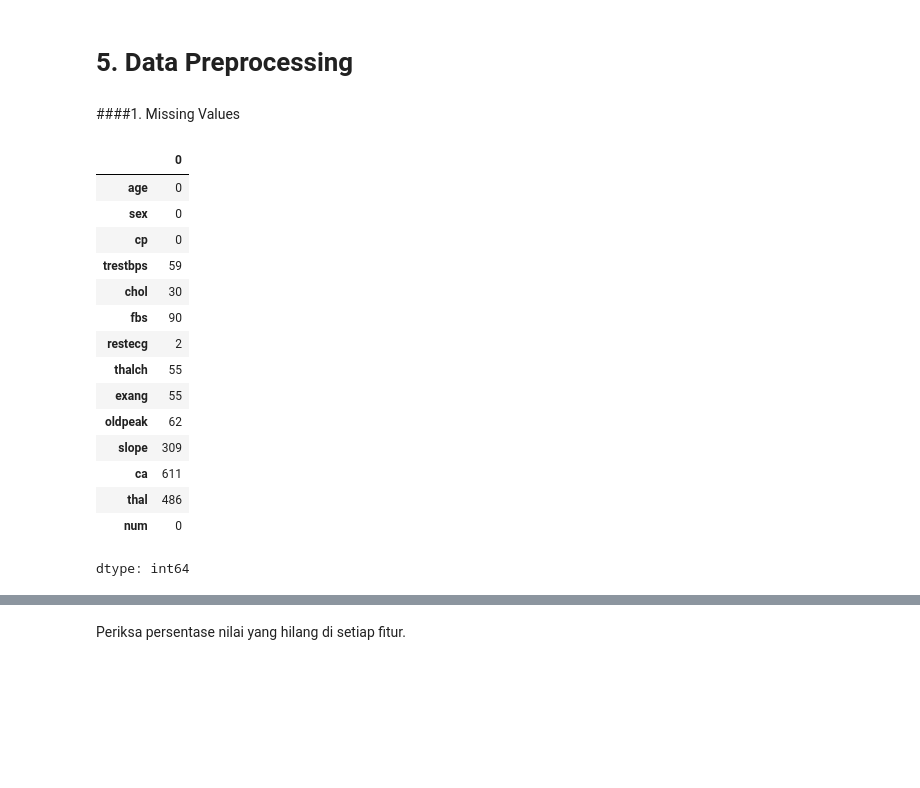
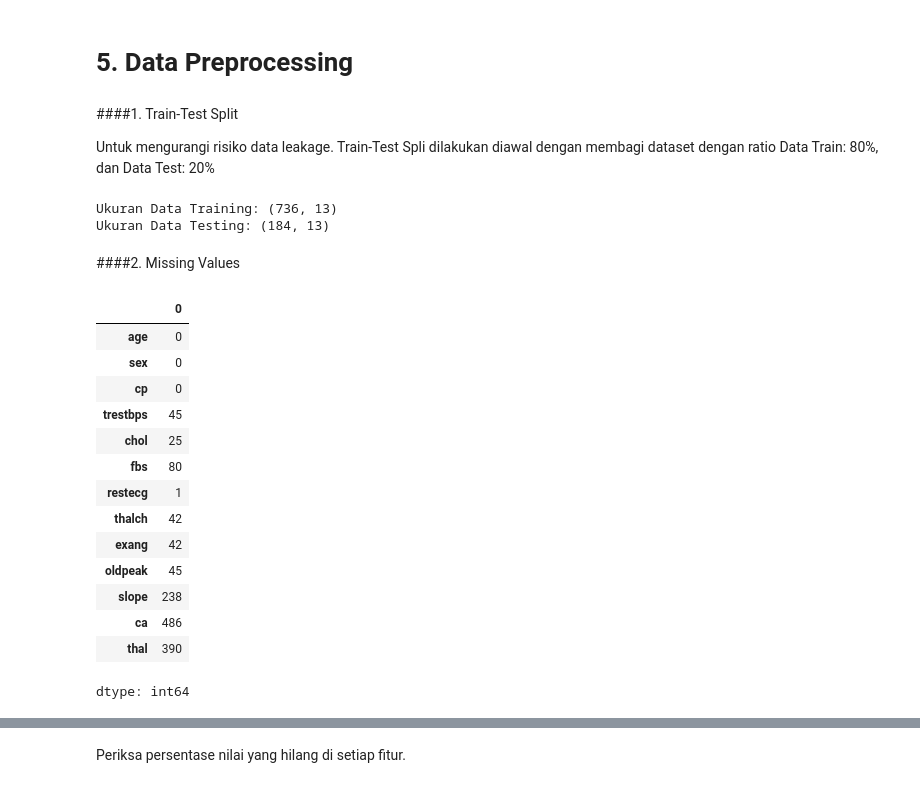
Before and after one commit to Rizki-Kidut/Eksperimen_SML_Rizki-Hidayat, a Jupyter notebook: Pre-processing/Eksperimen_SML_Rizki_Hidayat.ipynb, the cells around one changed output, grey strips where cells are left out. Drawn from its saved outputs; the diff is of its cells as text; code cells hidden in the pictures; blank space fills up the shorter version.

```diff
--- a/Pre-processing/Eksperimen_SML_Rizki_Hidayat.ipynb
+++ b/Pre-processing/Eksperimen_SML_Rizki_Hidayat.ipynb
@@ -531,24 +526,45 @@ p-value for slope: 6.10061701015126e-19
 8. **Thalassemia (Thal):** Sebagian besar pasien dengan reversible defect memiliki penyakit jantung, sementara pasien dengan thal normal tidak memiliki penyakit jantung.
 # %% [markdown]
 # **5. Data Preprocessing**
+# %% [markdown]
+####1. Train-Test Split
+
+Untuk mengurangi risiko data leakage. Train-Test Spli dilakukan diawal dengan membagi dataset dengan ratio Data Train: 80%, dan Data Test: 20%
+# %%
+target_col = 'num'
+numeric_cols = ['age', 'trestbps', 'chol', 'thalch', 'oldpeak', 'ca']
+categorical_cols = ['sex', 'cp', 'fbs', 'restecg', 'exang', 'slope', 'thal']
+# %%
+X = heart_data.drop(columns=[target_col])
+y = heart_data[target_col]
+
+X_train, X_test, y_train, y_test = train_test_split(X, y, test_size=0.2, random_state=42)
+
+X_train_clean = X_train.copy()
+X_test_clean = X_test.copy()
+
+print(f"Ukuran Data Training: {X_train_clean.shape}")
+print(f"Ukuran Data Testing: {X_test_clean.shape}")
+# %% [output]
+Ukuran Data Training: (736, 13)
+Ukuran Data Testing: (184, 13)
 # %% [markdown]
-####1. Missing Values
+####2. Missing Values
 # %%
-heart_data.isnull().sum()
+X_train_clean.isnull().sum()
 # %% [output]
 |  | 0 |
 | age | 0 |
 | sex | 0 |
 | cp | 0 |
-| trestbps | 59 |
-| chol | 30 |
-| fbs | 90 |
-| restecg | 2 |
-| thalch | 55 |
-| exang | 55 |
-| oldpeak | 62 |
-| slope | 309 |
-| ca | 611 |
-| thal | 486 |
-| num | 0 |
+| trestbps | 45 |
+| chol | 25 |
+| fbs | 80 |
+| restecg | 1 |
+| thalch | 42 |
+| exang | 42 |
+| oldpeak | 45 |
+| slope | 238 |
+| ca | 486 |
+| thal | 390 |
 dtype: int64
```
Also changed, not shown: parts of 42 cells of this notebook, 3 other files.
